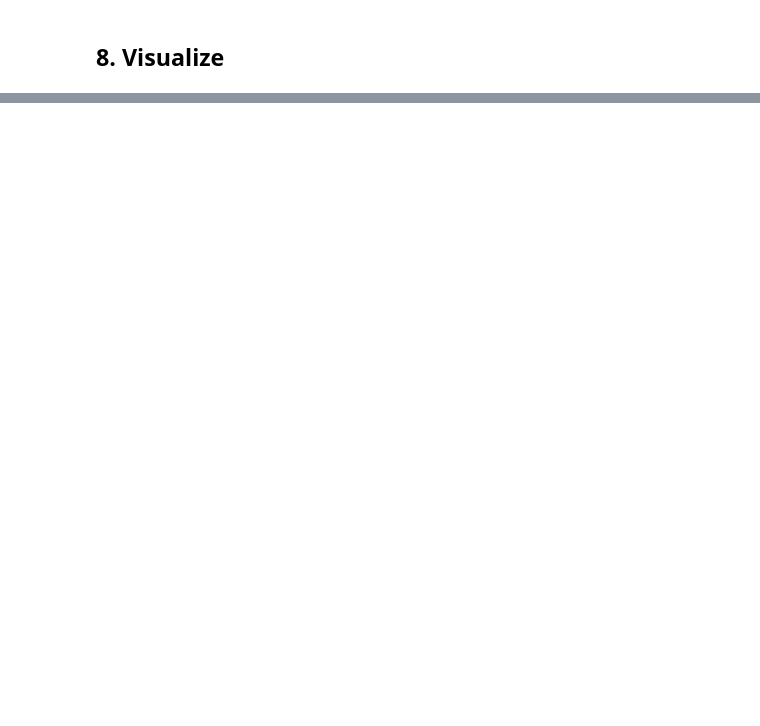
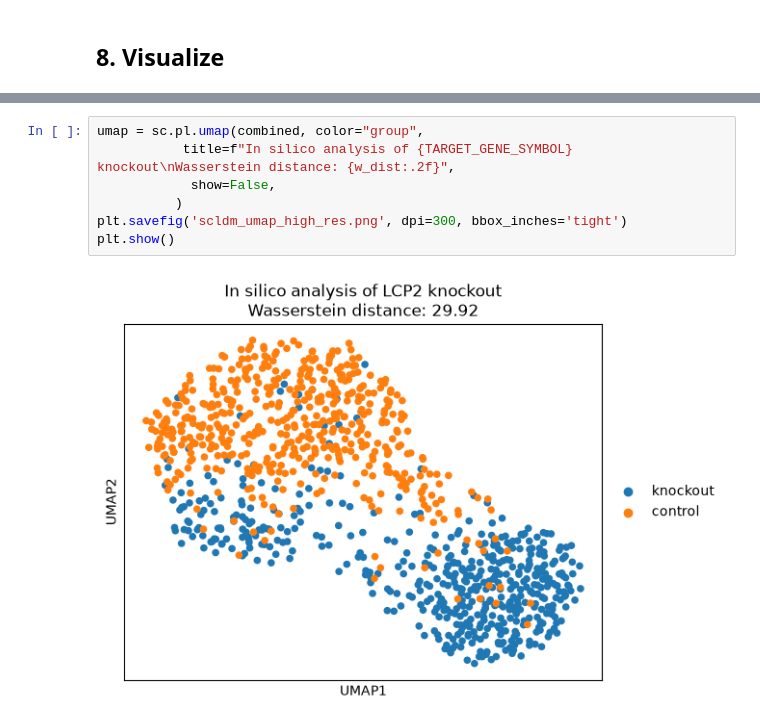
Before and after one commit to krishija/spatial-awareness, a Jupyter notebook: mcp_server/src/spatial_mcp/stubs/evaluate_knockout_effect.ipynb, the cells around one changed output, grey strips where cells are left out. Cells and saved outputs as stored; diff of their text form; blank space fills up the shorter version.

```diff
--- a/mcp_server/src/spatial_mcp/stubs/evaluate_knockout_effect.ipynb
+++ b/mcp_server/src/spatial_mcp/stubs/evaluate_knockout_effect.ipynb
@@ -381,2 +375,11 @@ sc.pl.umap(combined, color="group", title=f"In silico analysis of {TARGET_GENE_S
 # %% [output]
 [figure]
+# %%
+umap = sc.pl.umap(combined, color="group",
+           title=f"In silico analysis of {TARGET_GENE_SYMBOL} knockout\nWasserstein distance: {w_dist:.2f}",
+            show=False,
+          )
+plt.savefig('scldm_umap_high_res.png', dpi=300, bbox_inches='tight')
+plt.show()
+# %% [output]
+[figure, added]
```
Also changed, not shown: parts of 14 cells of this notebook.
